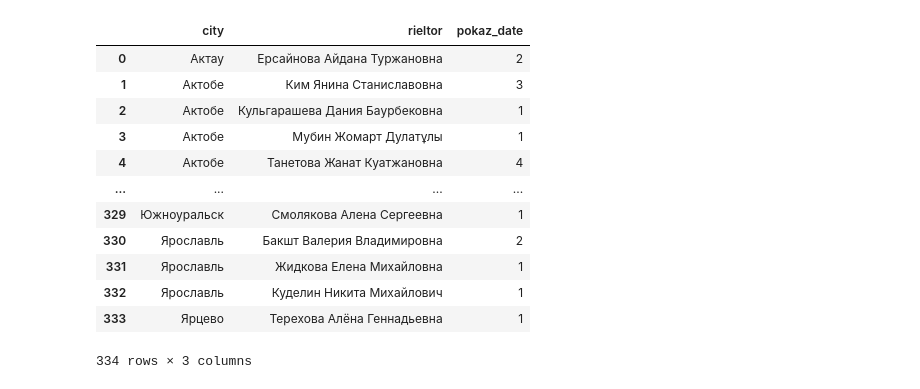
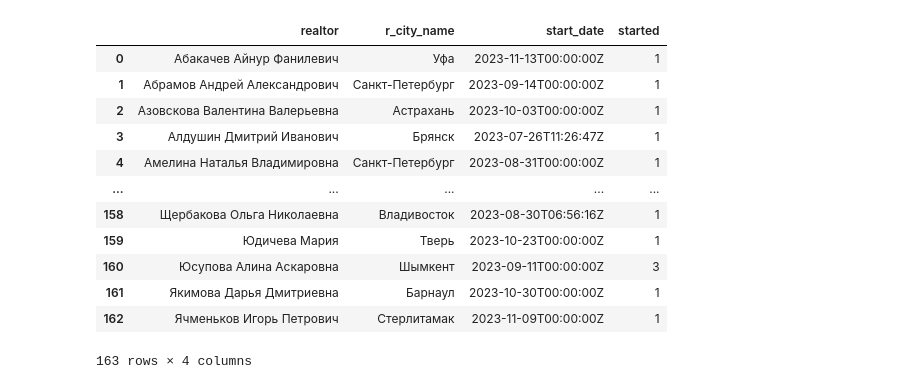
Before and after one commit to exicute/DayAdaptation, a Jupyter notebook: adaptationtesting.ipynb, the cells around one changed output. Drawn from its saved outputs; the diff is of its cells as text; code cells hidden in the pictures.

Commit message:
table ipotechnie zayvki banka(complete)

```diff
--- a/adaptationtesting.ipynb
+++ b/adaptationtesting.ipynb
@@ -349,18 +467,2 @@ pokazi_pokupatel.load_by_day('1plph8ILPblP1G_Mnk58VP02pf2jZ7eiTtgb2IVi5AFo', 'П
 # %%
-pokazi_pokupatel.df = pokazi_pokupatel.get_table()
+zayv_ipotek_bank.df = zayv_ipotek_bank.get_table()
-# %%
-pokazi_pokupatel.df.groupby(['city', 'rieltor']).nunique().reset_index()
-# %% [output]
-|  | city | rieltor | pokaz_date |
-| 0 | Актау | Ерсайнова Айдана Туржановна | 2 |
-| 1 | Актобе | Ким Янина Станиславовна | 3 |
-| 2 | Актобе | Кульгарашева Дания Баурбековна | 1 |
-| 3 | Актобе | Мубин Жомарт Дулатұлы | 1 |
-| 4 | Актобе | Танетова Жанат Куатжановна | 4 |
-| ... | ... | ... | ... |
-| 329 | Южноуральск | Смолякова Алена Сергеевна | 1 |
-| 330 | Ярославль | Бакшт Валерия Владимировна | 2 |
-| 331 | Ярославль | Жидкова Елена Михайловна | 1 |
-| 332 | Ярославль | Куделин Никита Михайлович | 1 |
-| 333 | Ярцево | Терехова Алёна Геннадьевна | 1 |
-334 rows × 3 columns
@@ -369,5 +469,19 @@ ipotech_consult = {}
-# %%
-zayv_ipotek_bank = {}
+# %%
+zayv_ipotek_bank.df.groupby(['realtor', 'r_city_name', 'start_date']).count().reset_index()
+# %% [output]
+|  | realtor | r_city_name | start_date | started |
+| 0 | Абакачев Айнур Фанилевич | Уфа | 2023-11-13T00:00:00Z | 1 |
+| 1 | Абрамов Андрей Александрович | Санкт-Петербург | 2023-09-14T00:00:00Z | 1 |
+| 2 | Азовскова Валентина Валерьевна | Астрахань | 2023-10-03T00:00:00Z | 1 |
+| 3 | Алдушин Дмитрий Иванович | Брянск | 2023-07-26T11:26:47Z | 1 |
+| 4 | Амелина Наталья Владимировна | Санкт-Петербург | 2023-08-31T00:00:00Z | 1 |
+| ... | ... | ... | ... | ... |
+| 158 | Щербакова Ольга Николаевна | Владивосток | 2023-08-30T06:56:16Z | 1 |
+| 159 | Юдичева Мария | Тверь | 2023-10-23T00:00:00Z | 1 |
+| 160 | Юсупова Алина Аскаровна | Шымкент | 2023-09-11T00:00:00Z | 3 |
+| 161 | Якимова Дарья Дмитриевна | Барнаул | 2023-10-30T00:00:00Z | 1 |
+| 162 | Ячменьков Игорь Петрович | Стерлитамак | 2023-11-09T00:00:00Z | 1 |
+163 rows × 4 columns
 # %%
 #load_by_day - обновляет таблицу на ежедневной основе
 #load_full_table - загружает первый день в начале месяца
```
Also changed, not shown: parts of 7 cells of this notebook.
